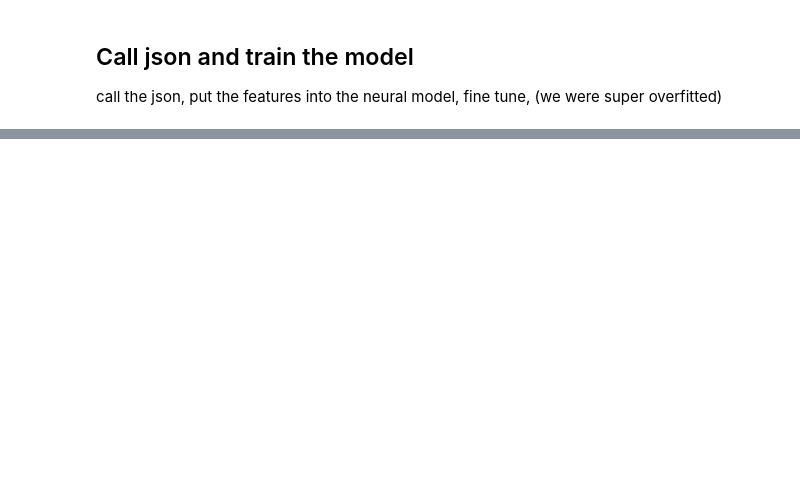
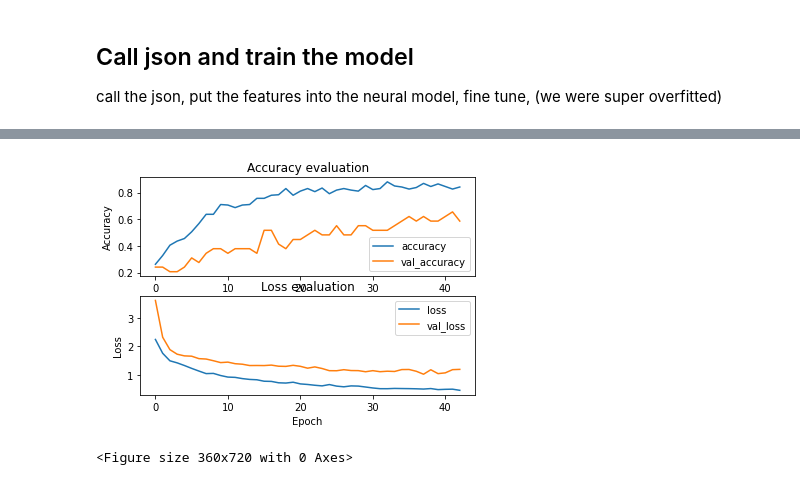
Before and after one commit to B21-CAP0175/violence-identification-tensorflow, a Jupyter notebook: prepare-and-train.ipynb, the cells around one changed output, grey strips where cells are left out. Saved outputs shown, nothing was run; the diff lists cells and outputs as text; code cells hidden in the pictures; blank space fills up the shorter version.

Commit message:
adding LETSGOOOOWWW model

```diff
--- a/prepare-and-train.ipynb
+++ b/prepare-and-train.ipynb
@@ -95,0 +187,27 @@ def prepare_dataset(data_path, test_size=0.1, validation_size=0.1):
+# %%
+def plot_history(history):
+
+    fig, axs = plt.subplots(2)
+
+    plt.figure(figsize=(5,10))
+
+    # create accuracy subplot
+    axs[0].plot(history.history["accuracy"], label="accuracy")
+    axs[0].plot(history.history['val_accuracy'], label="val_accuracy")
+    axs[0].set_ylabel("Accuracy")
+    axs[0].legend(loc="lower right")
+    axs[0].set_title("Accuracy evaluation")
+
+    # create loss subplot
+    axs[1].plot(history.history["loss"], label="loss")
+    axs[1].plot(history.history['val_loss'], label="val_loss")
+    axs[1].set_xlabel("Epoch")
+    axs[1].set_ylabel("Loss")
+    axs[1].legend(loc="upper right")
+    axs[1].set_title("Loss evaluation")
+
+
+
+    plt.show()
+# %%
+X_train, y_train, X_validation, y_validation, X_test, y_test = prepare_dataset(DATA_PATH)
@@ -95,0 +216,3 @@ def prepare_dataset(data_path, test_size=0.1, validation_size=0.1):
+# %%
+input_shape = (X_train.shape[1], X_train.shape[2], 1)
+model = build_model(input_shape, learning_rate=LEARNING_RATE)
@@ -95,0 +237,2 @@ def prepare_dataset(data_path, test_size=0.1, validation_size=0.1):
+# %%
+history = train(model, EPOCHS, BATCH_SIZE, PATIENCE, X_train, y_train, X_validation, y_validation)
@@ -95,0 +257,5 @@ def prepare_dataset(data_path, test_size=0.1, validation_size=0.1):
+# %%
+plot_history(history)
+# %% [output]
+[figure, added]
+<Figure size 360x720 with 0 Axes>
```
Also changed, not shown: parts of 13 cells of this notebook, 3 other files.
